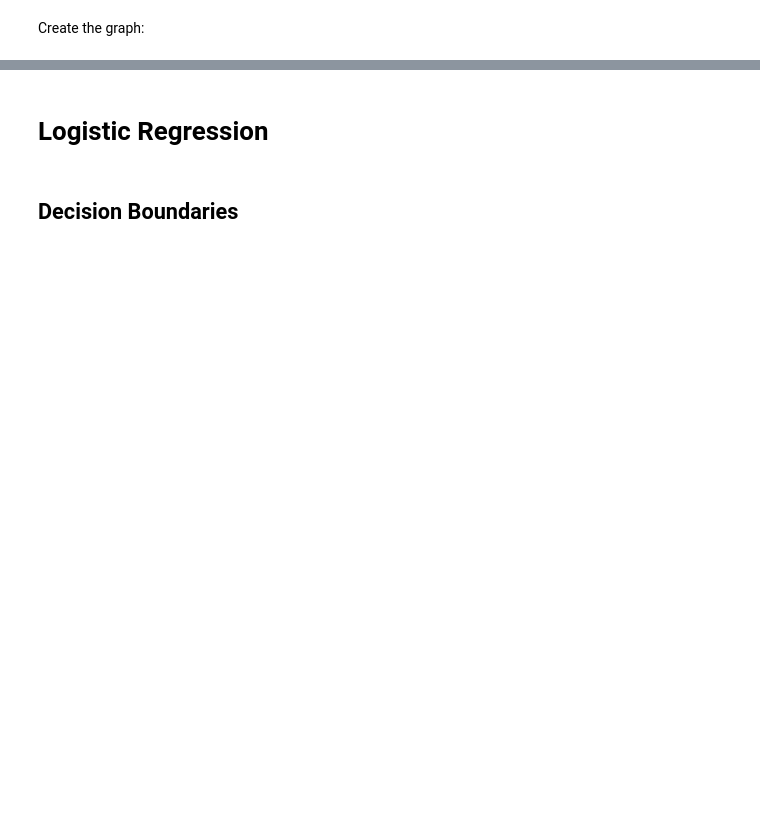
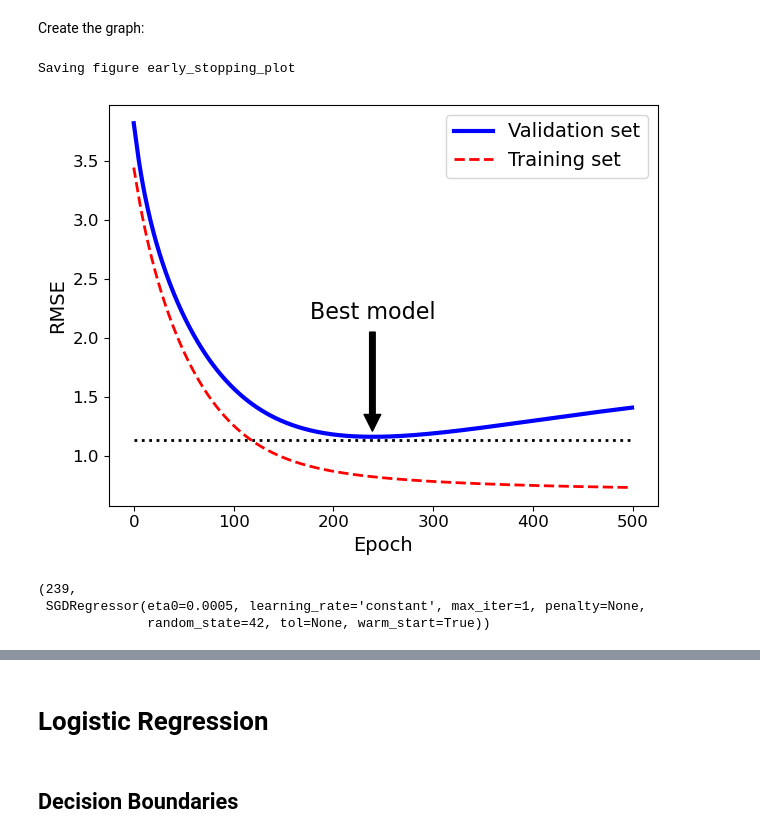
Before and after one commit to brchn6/FGS_ML, a Jupyter notebook: Python Code -20231218/Hands-On-ML-Code/04_training_linear_models.ipynb, the cells around one changed output, grey strips where cells are left out. Saved outputs shown, nothing was run; the diff lists cells and outputs as text; code cells hidden in the pictures; blank space fills up the shorter version.

```diff
--- a/Python Code -20231218/Hands-On-ML-Code/04_training_linear_models.ipynb
+++ b/Python Code -20231218/Hands-On-ML-Code/04_training_linear_models.ipynb
@@ -476,7 +547,7 @@ poly_scaler = Pipeline([
 X_train_poly_scaled = poly_scaler.fit_transform(X_train)
 X_val_poly_scaled = poly_scaler.transform(X_val)
 
-sgd_reg = SGDRegressor(max_iter=1, tol=-np.infty, warm_start=True,
+sgd_reg = SGDRegressor(max_iter=1, tol=None, warm_start=True,
                        penalty=None, learning_rate="constant", eta0=0.0005, random_state=42)
 
 minimum_val_error = float("inf")
@@ -493,40 +578,47 @@ for epoch in range(1000):
 # %% [markdown]
 Create the graph:
 # %%
-sgd_reg = SGDRegressor(max_iter=1, tol=-np.infty, warm_start=True,
+sgd_reg = SGDRegressor(max_iter=1, tol=None, warm_start=True,
                        penalty=None, learning_rate="constant", eta0=0.0005, random_state=42)
 
 n_epochs = 500
 train_errors, val_errors = [], []
 for epoch in range(n_epochs):
     sgd_reg.fit(X_train_poly_scaled, y_train)
     y_train_predict = sgd_reg.predict(X_train_poly_scaled)
     y_val_predict = sgd_reg.predict(X_val_poly_scaled)
     train_errors.append(mean_squared_error(y_train, y_train_predict))
     val_errors.append(mean_squared_error(y_val, y_val_predict))
 
 best_epoch = np.argmin(val_errors)
 best_val_rmse = np.sqrt(val_errors[best_epoch])
 
 plt.annotate('Best model',
              xy=(best_epoch, best_val_rmse),
              xytext=(best_epoch, best_val_rmse + 1),
              ha="center",
              arrowprops=dict(facecolor='black', shrink=0.05),
              fontsize=16,
             )
 
 best_val_rmse -= 0.03  # just to make the graph look better
 plt.plot([0, n_epochs], [best_val_rmse, best_val_rmse], "k:", linewidth=2)
 plt.plot(np.sqrt(val_errors), "b-", linewidth=3, label="Validation set")
 plt.plot(np.sqrt(train_errors), "r--", linewidth=2, label="Training set")
 plt.legend(loc="upper right", fontsize=14)
 plt.xlabel("Epoch", fontsize=14)
 plt.ylabel("RMSE", fontsize=14)
-save_fig("early_stopping_plot")
-plt.show()
+# save_fig("early_stopping_plot")
+plt.show();
+# %% [output]
+Saving figure early_stopping_plot
+[figure, added]
 # %%
 best_epoch, best_model
+# %% [output]
+(239,
+ SGDRegressor(eta0=0.0005, learning_rate='constant', max_iter=1, penalty=None,
+              random_state=42, tol=None, warm_start=True))
 # %%
 %matplotlib inline
 import matplotlib.pyplot as plt
```
Also changed, not shown: parts of 44 cells of this notebook, 11 other files.
